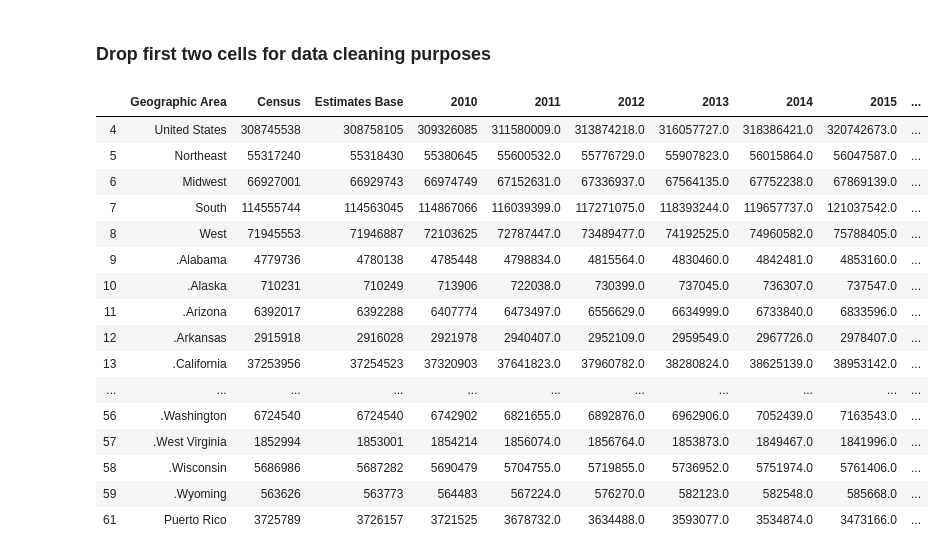
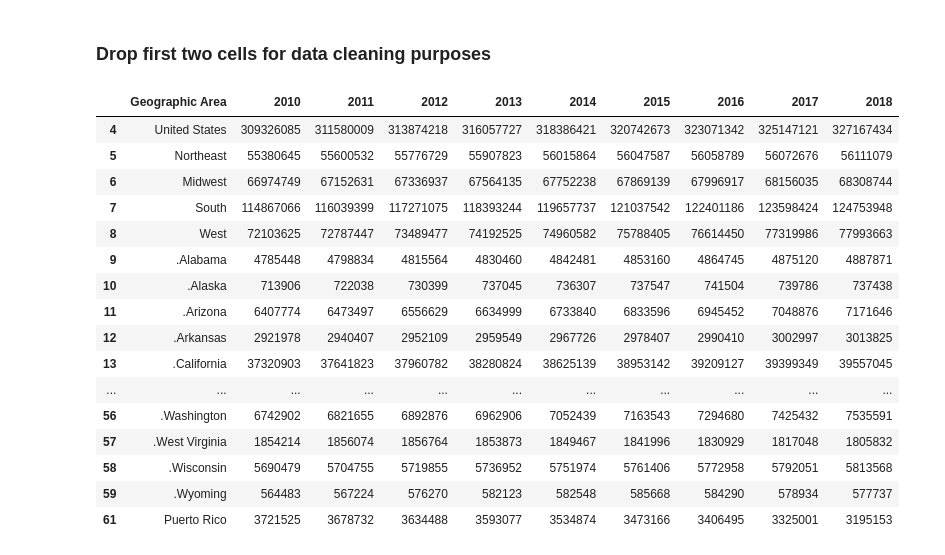
Before and after one commit to aaliu474/bana, a Jupyter notebook: BANA Assignment iteration 1.ipynb, the cells around one changed output. Cells and saved outputs as stored; diff of their text form; code cells hidden in the pictures.

```diff
--- a/BANA Assignment iteration 1.ipynb
+++ b/BANA Assignment iteration 1.ipynb
@@ -77,48 +312,61 @@ label = df2.iloc[2,0]
 
 ## Pull the remainder row containing the header
 headers = df2.iloc[3:4]
 
 ## Pull the values within the rows
 headers.values
 
 ## Create new column header array
 newColumnHeaders = []
 
 ## Add the first value to it
 newColumnHeaders.append(label)
 
 ## Add the remainder values to it
 for x in headers.values[0]:
     if isinstance(x, float):
         if np.isnan(x):
             continue
         newColumnHeaders.append(int(x))
         continue
     newColumnHeaders.append(x)
 
 newColumnHeaders
 
 ## Make the clean data frame with the values from United States to Puerto Rico
 cleanDF = pd.DataFrame(df2.iloc[4:-5])
 ## Assign the new column headers
 cleanDF.columns = newColumnHeaders
 ## Get rid of row number 60 as it was just an empty row
-cleanDF.dropna()
+cleanDF = cleanDF.dropna()
+
+cleanDF=cleanDF.drop(['Census','Estimates Base'],axis=1)
+cleanDF.set_index('Geographic Area')
+cleanDF.transpose()
+cleanDF
+
+state_col = cleanDF.iloc[0:,0]
+#state_col['Geographic Area'].apply(lambda x: x[0].upper() + x[1:])
+
+df_state = pd.DataFrame(state_col)
+cleanDF = cleanDF.iloc[0:, 1:].astype(int)
+
+df_state.merge(cleanDF, left_index=True, right_index=True)
 # %% [output]
-|  | Geographic Area | Census | Estimates Base | 2010 | 2011 | 2012 | 2013 | 2014 | 2015 | ... |
-| 4 | United States | 308745538 | 308758105 | 309326085 | 311580009.0 | 313874218.0 | 316057727.0 | 318386421.0 | 320742673.0 | ... |
-| 5 | Northeast | 55317240 | 55318430 | 55380645 | 55600532.0 | 55776729.0 | 55907823.0 | 56015864.0 | 56047587.0 | ... |
-| 6 | Midwest | 66927001 | 66929743 | 66974749 | 67152631.0 | 67336937.0 | 67564135.0 | 67752238.0 | 67869139.0 | ... |
-| 7 | South | 114555744 | 114563045 | 114867066 | 116039399.0 | 117271075.0 | 118393244.0 | 119657737.0 | 121037542.0 | ... |
-| 8 | West | 71945553 | 71946887 | 72103625 | 72787447.0 | 73489477.0 | 74192525.0 | 74960582.0 | 75788405.0 | ... |
-| 9 | .Alabama | 4779736 | 4780138 | 4785448 | 4798834.0 | 4815564.0 | 4830460.0 | 4842481.0 | 4853160.0 | ... |
-| 10 | .Alaska | 710231 | 710249 | 713906 | 722038.0 | 730399.0 | 737045.0 | 736307.0 | 737547.0 | ... |
-| 11 | .Arizona | 6392017 | 6392288 | 6407774 | 6473497.0 | 6556629.0 | 6634999.0 | 6733840.0 | 6833596.0 | ... |
-| 12 | .Arkansas | 2915918 | 2916028 | 2921978 | 2940407.0 | 2952109.0 | 2959549.0 | 2967726.0 | 2978407.0 | ... |
-| 13 | .California | 37253956 | 37254523 | 37320903 | 37641823.0 | 37960782.0 | 38280824.0 | 38625139.0 | 38953142.0 | ... |
+|  | Geographic Area | 2010 | 2011 | 2012 | 2013 | 2014 | 2015 | 2016 | 2017 | 2018 |
+| 4 | United States | 309326085 | 311580009 | 313874218 | 316057727 | 318386421 | 320742673 | 323071342 | 325147121 | 327167434 |
+| 5 | Northeast | 55380645 | 55600532 | 55776729 | 55907823 | 56015864 | 56047587 | 56058789 | 56072676 | 56111079 |
+| 6 | Midwest | 66974749 | 67152631 | 67336937 | 67564135 | 67752238 | 67869139 | 67996917 | 68156035 | 68308744 |
+| 7 | South | 114867066 | 116039399 | 117271075 | 118393244 | 119657737 | 121037542 | 122401186 | 123598424 | 124753948 |
+| 8 | West | 72103625 | 72787447 | 73489477 | 74192525 | 74960582 | 75788405 | 76614450 | 77319986 | 77993663 |
+| 9 | .Alabama | 4785448 | 4798834 | 4815564 | 4830460 | 4842481 | 4853160 | 4864745 | 4875120 | 4887871 |
+| 10 | .Alaska | 713906 | 722038 | 730399 | 737045 | 736307 | 737547 | 741504 | 739786 | 737438 |
+| 11 | .Arizona | 6407774 | 6473497 | 6556629 | 6634999 | 6733840 | 6833596 | 6945452 | 7048876 | 7171646 |
+| 12 | .Arkansas | 2921978 | 2940407 | 2952109 | 2959549 | 2967726 | 2978407 | 2990410 | 3002997 | 3013825 |
+| 13 | .California | 37320903 | 37641823 | 37960782 | 38280824 | 38625139 | 38953142 | 39209127 | 39399349 | 39557045 |
 | ... | ... | ... | ... | ... | ... | ... | ... | ... | ... | ... |
-| 56 | .Washington | 6724540 | 6724540 | 6742902 | 6821655.0 | 6892876.0 | 6962906.0 | 7052439.0 | 7163543.0 | ... |
-| 57 | .West Virginia | 1852994 | 1853001 | 1854214 | 1856074.0 | 1856764.0 | 1853873.0 | 1849467.0 | 1841996.0 | ... |
-| 58 | .Wisconsin | 5686986 | 5687282 | 5690479 | 5704755.0 | 5719855.0 | 5736952.0 | 5751974.0 | 5761406.0 | ... |
-| 59 | .Wyoming | 563626 | 563773 | 564483 | 567224.0 | 576270.0 | 582123.0 | 582548.0 | 585668.0 | ... |
-| 61 | Puerto Rico | 3725789 | 3726157 | 3721525 | 3678732.0 | 3634488.0 | 3593077.0 | 3534874.0 | 3473166.0 | ... |
+| 56 | .Washington | 6742902 | 6821655 | 6892876 | 6962906 | 7052439 | 7163543 | 7294680 | 7425432 | 7535591 |
+| 57 | .West Virginia | 1854214 | 1856074 | 1856764 | 1853873 | 1849467 | 1841996 | 1830929 | 1817048 | 1805832 |
+| 58 | .Wisconsin | 5690479 | 5704755 | 5719855 | 5736952 | 5751974 | 5761406 | 5772958 | 5792051 | 5813568 |
+| 59 | .Wyoming | 564483 | 567224 | 576270 | 582123 | 582548 | 585668 | 584290 | 578934 | 577737 |
+| 61 | Puerto Rico | 3721525 | 3678732 | 3634488 | 3593077 | 3534874 | 3473166 | 3406495 | 3325001 | 3195153 |
```
Also changed, not shown: parts of 18 cells of this notebook.
